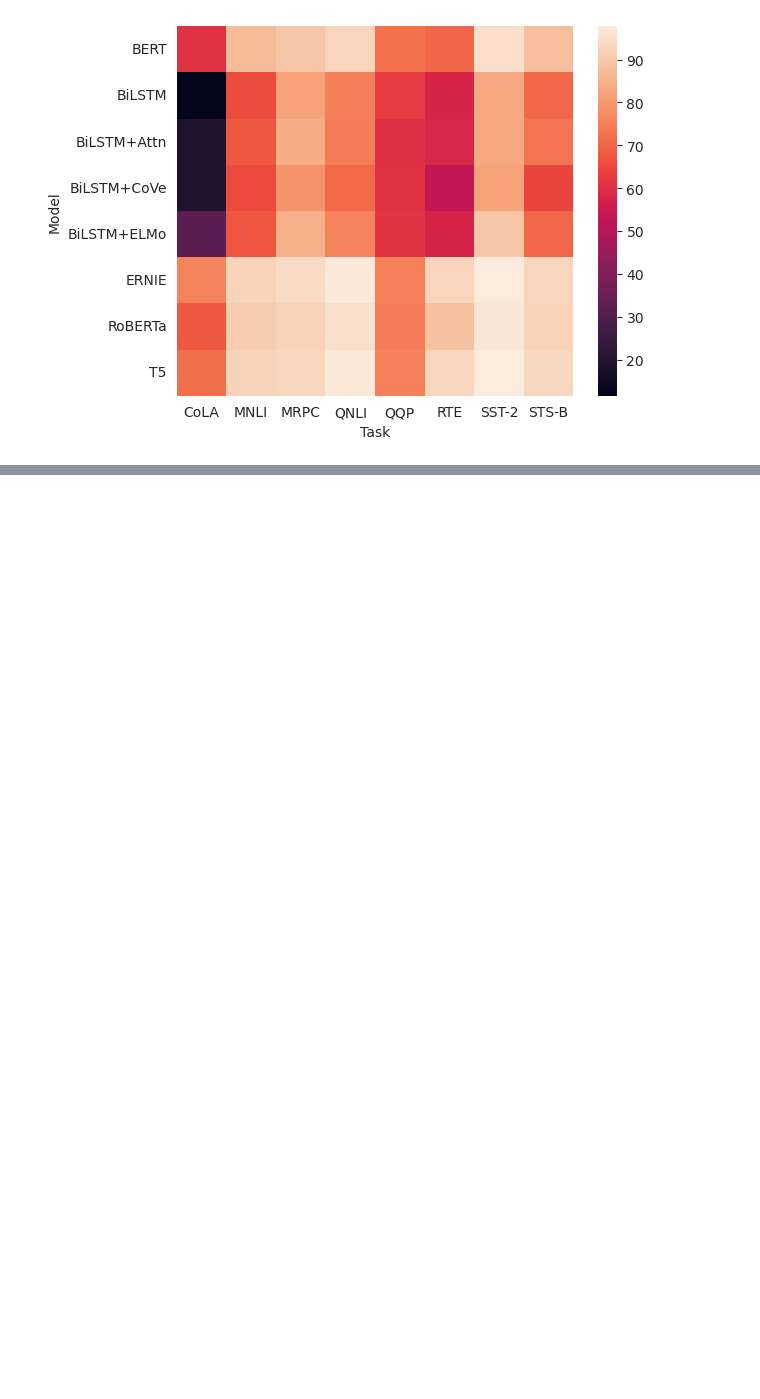
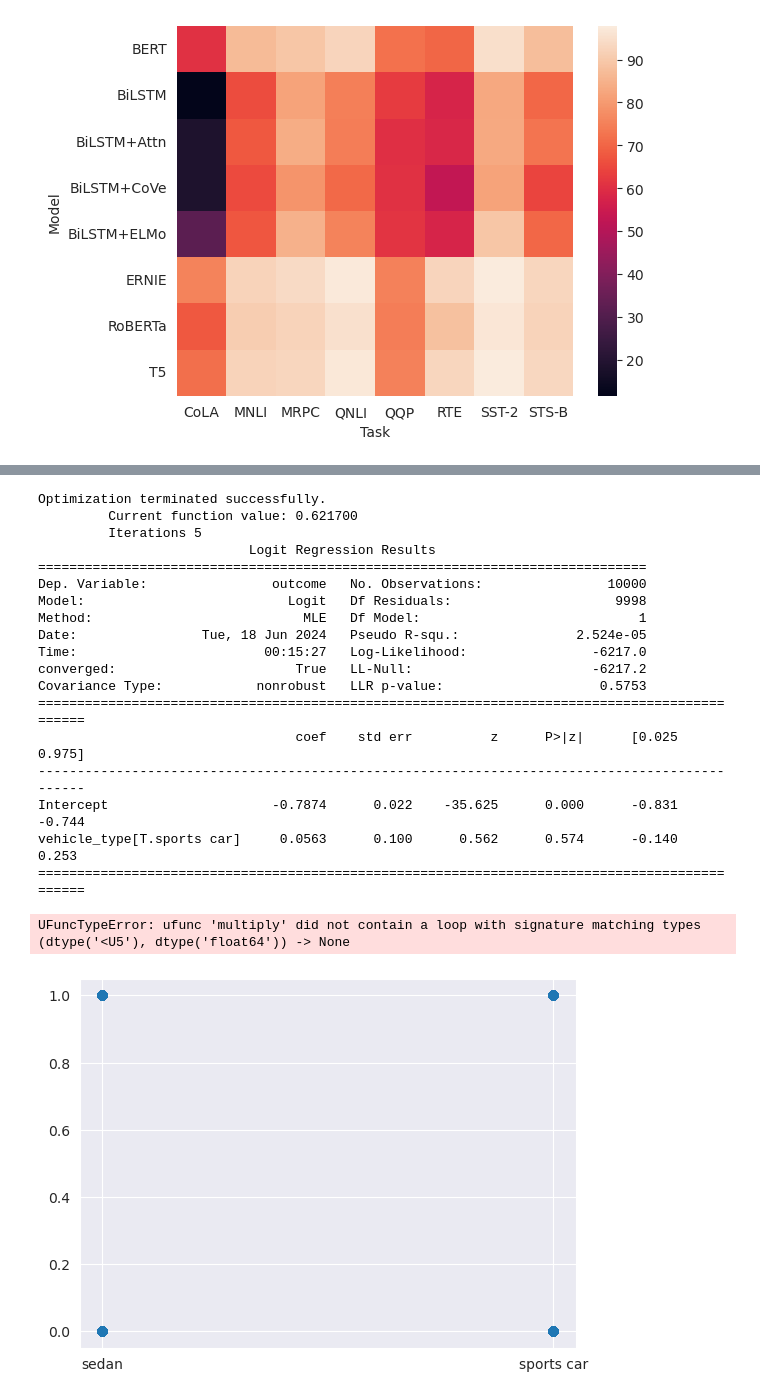
Before and after one commit to carlosjesuscaro/data_analysis_car_insurance, a Jupyter notebook: main.ipynb, the cells around one changed output, grey strips where cells are left out. Saved outputs shown, nothing was run; the diff lists cells and outputs as text; code cells hidden in the pictures; blank space fills up the shorter version.

```diff
--- a/main.ipynb
+++ b/main.ipynb
@@ -139,0 +166,25 @@ sns.pairplot(penguins, hue='species')
+# %%
+mod_test = logit("outcome ~ vehicle_type", data=data).fit()
+print(mod_test.summary())
+sns.regplot(data=data, x='vehicle_type', y='outcome', logistic=True)
+# %% [output]
+Optimization terminated successfully.
+         Current function value: 0.621700
+         Iterations 5
+                           Logit Regression Results
+==============================================================================
+Dep. Variable:                outcome   No. Observations:                10000
+Model:                          Logit   Df Residuals:                     9998
+Method:                           MLE   Df Model:                            1
+Date:                Tue, 18 Jun 2024   Pseudo R-squ.:               2.524e-05
+Time:                        00:15:27   Log-Likelihood:                -6217.0
+converged:                       True   LL-Null:                       -6217.2
+Covariance Type:            nonrobust   LLR p-value:                    0.5753
+==============================================================================================
+                                 coef    std err          z      P>|z|      [0.025      0.975]
+----------------------------------------------------------------------------------------------
+Intercept                     -0.7874      0.022    -35.625      0.000      -0.831      -0.744
+vehicle_type[T.sports car]     0.0563      0.100      0.562      0.574      -0.140       0.253
+==============================================================================================
+UFuncTypeError: ufunc 'multiply' did not contain a loop with signature matching types (dtype('<U5'), dtype('float64')) -> None
+[figure, added]
```
Also changed, not shown: parts of 7 cells of this notebook.
